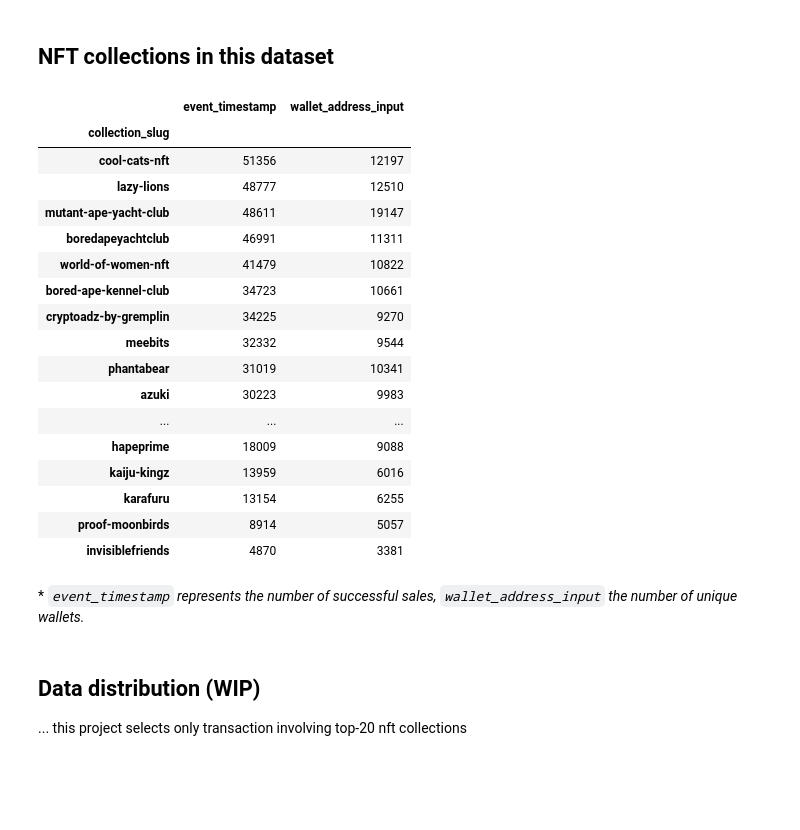
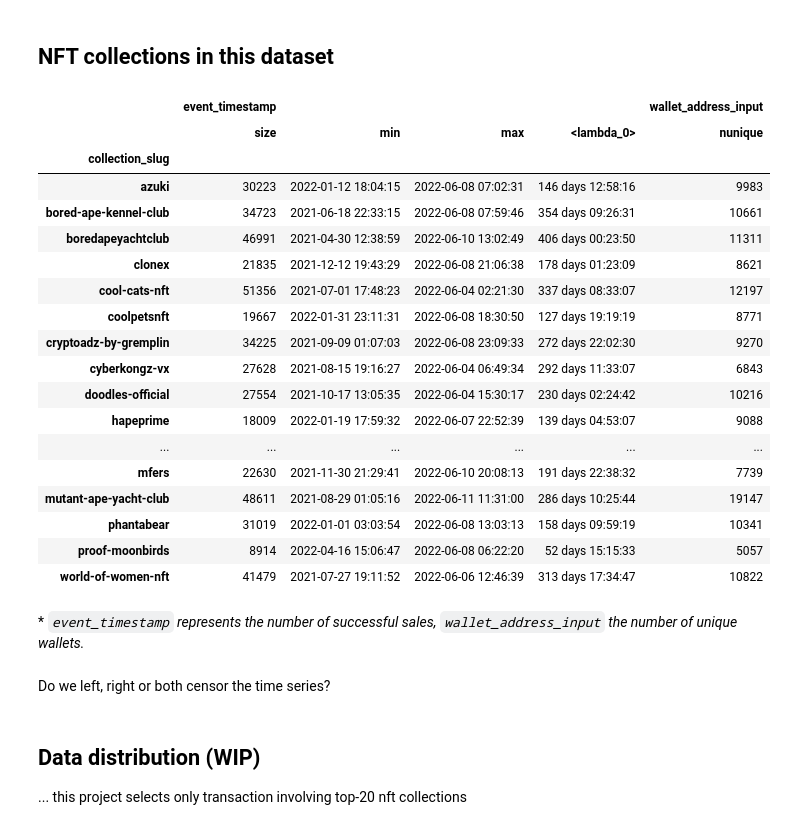
Before and after one commit to Cryptoro-DAO/OpenSea-API-crawler, a Jupyter notebook: Wallets Feature Engineering.ipynb, the cells around one changed output. Cells and saved outputs as stored; diff of their text form; code cells hidden in the pictures; blank space fills up the shorter version.

```diff
--- a/Wallets Feature Engineering.ipynb
+++ b/Wallets Feature Engineering.ipynb
@@ -86,29 +86,32 @@ Total number of wallet addresses used to retrieve data from OpenSea:  120,178
 ## NFT collections in this dataset
 # %%
 wallets.groupby(by='collection_slug') \
-    .agg({'event_timestamp': 'size', 'wallet_address_input': 'nunique'}) \
-    .sort_values(by='event_timestamp', ascending=False)
+    .agg({'event_timestamp': ['size', 'min', 'max', lambda x: max(x) - min(x)], 'wallet_address_input': 'nunique'})
+    #.sort_values(by='event_timestamp', ascending=False)
 # %% [output]
-|  | event_timestamp | wallet_address_input |
-| collection_slug |  |  |
-| cool-cats-nft | 51356 | 12197 |
-| lazy-lions | 48777 | 12510 |
-| mutant-ape-yacht-club | 48611 | 19147 |
-| boredapeyachtclub | 46991 | 11311 |
-| world-of-women-nft | 41479 | 10822 |
-| bored-ape-kennel-club | 34723 | 10661 |
-| cryptoadz-by-gremplin | 34225 | 9270 |
-| meebits | 32332 | 9544 |
-| phantabear | 31019 | 10341 |
-| azuki | 30223 | 9983 |
-| ... | ... | ... |
-| hapeprime | 18009 | 9088 |
-| kaiju-kingz | 13959 | 6016 |
-| karafuru | 13154 | 6255 |
-| proof-moonbirds | 8914 | 5057 |
-| invisiblefriends | 4870 | 3381 |
+|  | event_timestamp |  |  |  | wallet_address_input |
+|  | size | min | max | <lambda_0> | nunique |
+| collection_slug |  |  |  |  |  |
+| azuki | 30223 | 2022-01-12 18:04:15 | 2022-06-08 07:02:31 | 146 days 12:58:16 | 9983 |
+| bored-ape-kennel-club | 34723 | 2021-06-18 22:33:15 | 2022-06-08 07:59:46 | 354 days 09:26:31 | 10661 |
+| boredapeyachtclub | 46991 | 2021-04-30 12:38:59 | 2022-06-10 13:02:49 | 406 days 00:23:50 | 11311 |
+| clonex | 21835 | 2021-12-12 19:43:29 | 2022-06-08 21:06:38 | 178 days 01:23:09 | 8621 |
+| cool-cats-nft | 51356 | 2021-07-01 17:48:23 | 2022-06-04 02:21:30 | 337 days 08:33:07 | 12197 |
+| coolpetsnft | 19667 | 2022-01-31 23:11:31 | 2022-06-08 18:30:50 | 127 days 19:19:19 | 8771 |
+| cryptoadz-by-gremplin | 34225 | 2021-09-09 01:07:03 | 2022-06-08 23:09:33 | 272 days 22:02:30 | 9270 |
+| cyberkongz-vx | 27628 | 2021-08-15 19:16:27 | 2022-06-04 06:49:34 | 292 days 11:33:07 | 6843 |
+| doodles-official | 27554 | 2021-10-17 13:05:35 | 2022-06-04 15:30:17 | 230 days 02:24:42 | 10216 |
+| hapeprime | 18009 | 2022-01-19 17:59:32 | 2022-06-07 22:52:39 | 139 days 04:53:07 | 9088 |
+| ... | ... | ... | ... | ... | ... |
+| mfers | 22630 | 2021-11-30 21:29:41 | 2022-06-10 20:08:13 | 191 days 22:38:32 | 7739 |
+| mutant-ape-yacht-club | 48611 | 2021-08-29 01:05:16 | 2022-06-11 11:31:00 | 286 days 10:25:44 | 19147 |
+| phantabear | 31019 | 2022-01-01 03:03:54 | 2022-06-08 13:03:13 | 158 days 09:59:19 | 10341 |
+| proof-moonbirds | 8914 | 2022-04-16 15:06:47 | 2022-06-08 06:22:20 | 52 days 15:15:33 | 5057 |
+| world-of-women-nft | 41479 | 2021-07-27 19:11:52 | 2022-06-06 12:46:39 | 313 days 17:34:47 | 10822 |
 # %% [markdown]
 \* _`event_timestamp` represents the number of successful sales, `wallet_address_input` the number of unique wallets._
+# %% [markdown]
+Do we left, right or both censor the time series?
 # %% [markdown]
 ## Data distribution (WIP)
 
```
Also changed, not shown: parts of 11 cells of this notebook.
